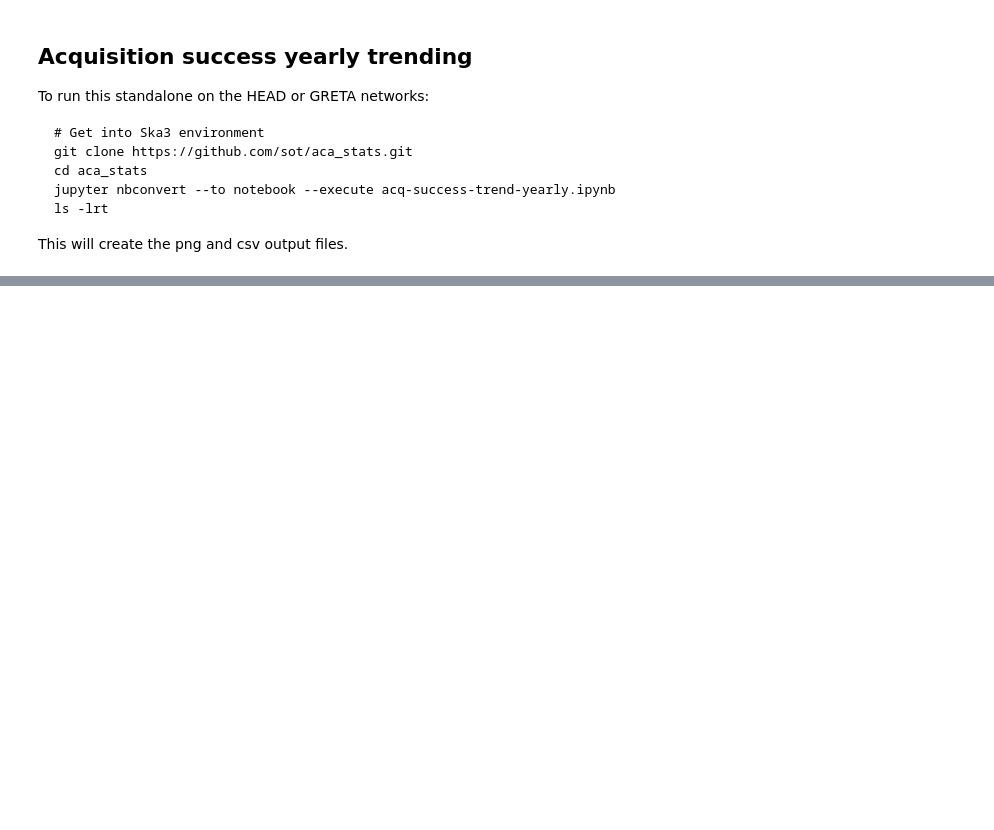
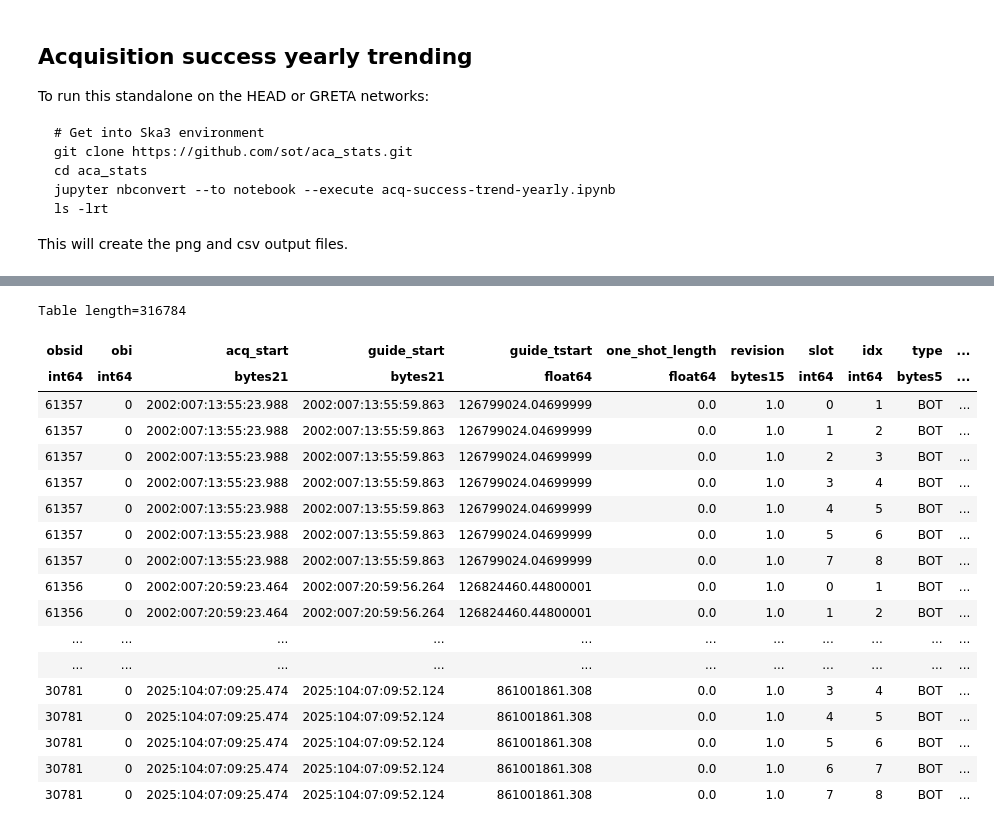
Before and after one commit to sot/aca_stats, a Jupyter notebook: acq-success-trend-yearly.ipynb, the cells around one changed output, grey strips where cells are left out. Saved outputs shown, nothing was run; the diff lists cells and outputs as text; code cells hidden in the pictures; blank space fills up the shorter version.

```diff
--- a/acq-success-trend-yearly.ipynb
+++ b/acq-success-trend-yearly.ipynb
@@ -36,3 +41,25 @@ stats["iyear"] = np.trunc(obs_year)
+# %%
+stats
+# %% [output]
+Table length=316784
+| obsid | obi | acq_start | guide_start | guide_tstart | one_shot_length | revision | slot | idx | type | ... |
+| int64 | int64 | bytes21 | bytes21 | float64 | float64 | bytes15 | int64 | int64 | bytes5 | ... |
+| 61357 | 0 | 2002:007:13:55:23.988 | 2002:007:13:55:59.863 | 126799024.04699999 | 0.0 | 1.0 | 0 | 1 | BOT | ... |
+| 61357 | 0 | 2002:007:13:55:23.988 | 2002:007:13:55:59.863 | 126799024.04699999 | 0.0 | 1.0 | 1 | 2 | BOT | ... |
+| 61357 | 0 | 2002:007:13:55:23.988 | 2002:007:13:55:59.863 | 126799024.04699999 | 0.0 | 1.0 | 2 | 3 | BOT | ... |
+| 61357 | 0 | 2002:007:13:55:23.988 | 2002:007:13:55:59.863 | 126799024.04699999 | 0.0 | 1.0 | 3 | 4 | BOT | ... |
+| 61357 | 0 | 2002:007:13:55:23.988 | 2002:007:13:55:59.863 | 126799024.04699999 | 0.0 | 1.0 | 4 | 5 | BOT | ... |
+| 61357 | 0 | 2002:007:13:55:23.988 | 2002:007:13:55:59.863 | 126799024.04699999 | 0.0 | 1.0 | 5 | 6 | BOT | ... |
+| 61357 | 0 | 2002:007:13:55:23.988 | 2002:007:13:55:59.863 | 126799024.04699999 | 0.0 | 1.0 | 7 | 8 | BOT | ... |
+| 61356 | 0 | 2002:007:20:59:23.464 | 2002:007:20:59:56.264 | 126824460.44800001 | 0.0 | 1.0 | 0 | 1 | BOT | ... |
+| 61356 | 0 | 2002:007:20:59:23.464 | 2002:007:20:59:56.264 | 126824460.44800001 | 0.0 | 1.0 | 1 | 2 | BOT | ... |
+| ... | ... | ... | ... | ... | ... | ... | ... | ... | ... | ... |
+| ... | ... | ... | ... | ... | ... | ... | ... | ... | ... | ... |
+| 30781 | 0 | 2025:104:07:09:25.474 | 2025:104:07:09:52.124 | 861001861.308 | 0.0 | 1.0 | 3 | 4 | BOT | ... |
+| 30781 | 0 | 2025:104:07:09:25.474 | 2025:104:07:09:52.124 | 861001861.308 | 0.0 | 1.0 | 4 | 5 | BOT | ... |
+| 30781 | 0 | 2025:104:07:09:25.474 | 2025:104:07:09:52.124 | 861001861.308 | 0.0 | 1.0 | 5 | 6 | BOT | ... |
+| 30781 | 0 | 2025:104:07:09:25.474 | 2025:104:07:09:52.124 | 861001861.308 | 0.0 | 1.0 | 6 | 7 | BOT | ... |
+| 30781 | 0 | 2025:104:07:09:25.474 | 2025:104:07:09:52.124 | 861001861.308 | 0.0 | 1.0 | 7 | 8 | BOT | ... |
 # %%
 # Correct ACA mags using AGASC supplement
 obs_mags = get_supplement_table("mags", as_dict=True)
```
Also changed, not shown: parts of 12 cells of this notebook.
